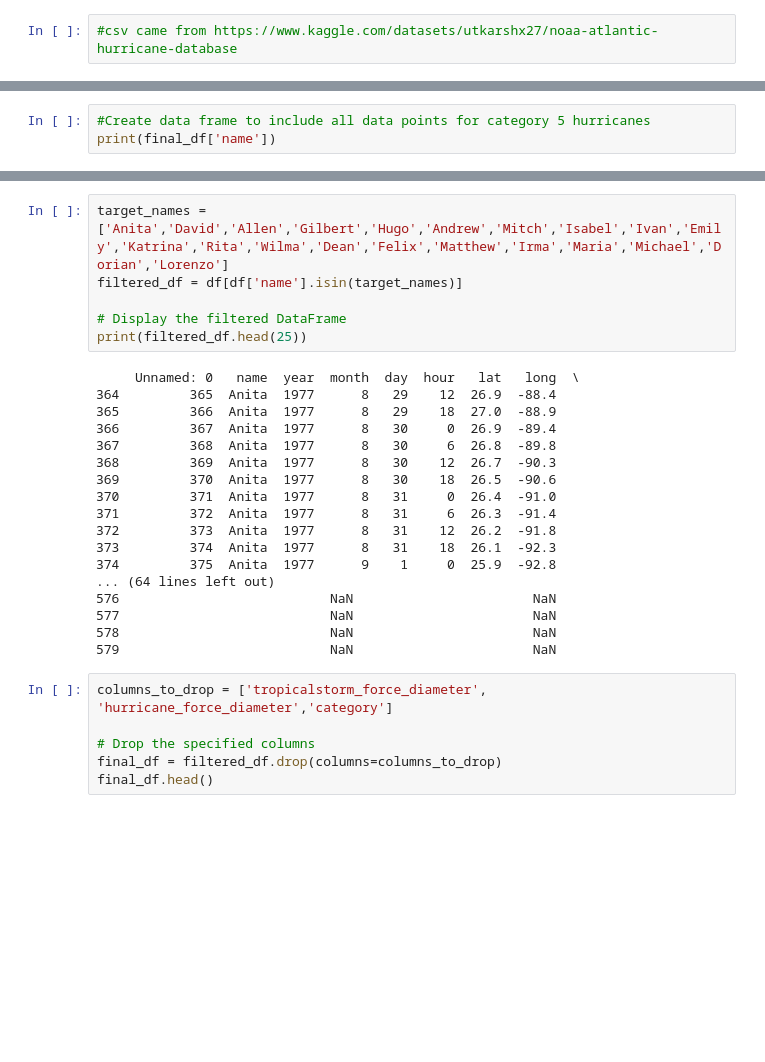
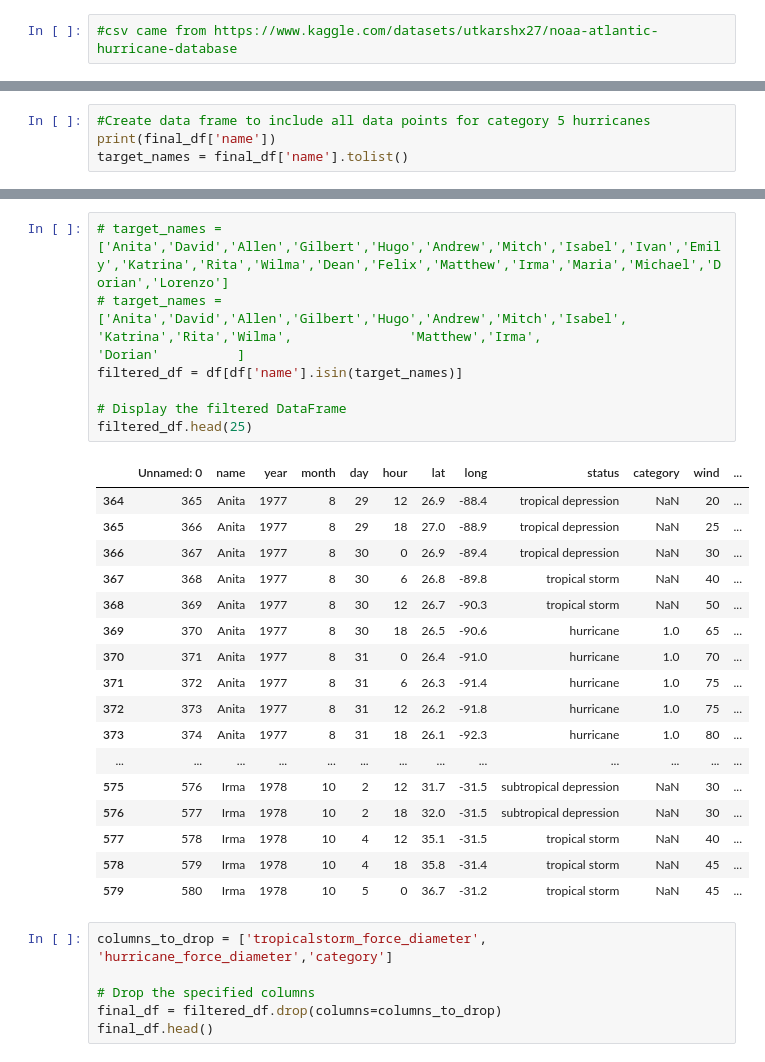
Before and after one commit to gfsiciliani/project-3-ocean, a Jupyter notebook: macahela/hurricane copy.ipynb, the cells around one changed output, grey strips where cells are left out. Saved outputs shown, nothing was run; the diff lists cells and outputs as text; blank space fills up the shorter version.

Commit message:
fixed duplicate storm name bug

```diff
--- a/hurricane copy.ipynb
+++ b/macahela/hurricane copy.ipynb
@@ -74,4 +74,5 @@ final_df
 # %%
 #Create data frame to include all data points for category 5 hurricanes
 print(final_df['name'])
+target_names = final_df['name'].tolist()
 # %% [output]
@@ -94,28 +95,29 @@ print(final_df['name'])
 Name: name, dtype: object
 # %%
-target_names = ['Anita','David','Allen','Gilbert','Hugo','Andrew','Mitch','Isabel','Ivan','Emily','Katrina','Rita','Wilma','Dean','Felix','Matthew','Irma','Maria','Michael','Dorian','Lorenzo']
+# target_names = ['Anita','David','Allen','Gilbert','Hugo','Andrew','Mitch','Isabel','Ivan','Emily','Katrina','Rita','Wilma','Dean','Felix','Matthew','Irma','Maria','Michael','Dorian','Lorenzo']
+# target_names = ['Anita','David','Allen','Gilbert','Hugo','Andrew','Mitch','Isabel',               'Katrina','Rita','Wilma',               'Matthew','Irma',                  'Dorian'          ]
 filtered_df = df[df['name'].isin(target_names)]
 
 # Display the filtered DataFrame
-print(filtered_df.head(25))
+filtered_df.head(25)
 # %% [output]
-     Unnamed: 0   name  year  month  day  hour   lat   long  \
-364         365  Anita  1977      8   29    12  26.9  -88.4
-365         366  Anita  1977      8   29    18  27.0  -88.9
-366         367  Anita  1977      8   30     0  26.9  -89.4
-367         368  Anita  1977      8   30     6  26.8  -89.8
-368         369  Anita  1977      8   30    12  26.7  -90.3
-369         370  Anita  1977      8   30    18  26.5  -90.6
-370         371  Anita  1977      8   31     0  26.4  -91.0
-371         372  Anita  1977      8   31     6  26.3  -91.4
-372         373  Anita  1977      8   31    12  26.2  -91.8
-373         374  Anita  1977      8   31    18  26.1  -92.3
-374         375  Anita  1977      9    1     0  25.9  -92.8
-... (64 lines left out)
-576                           NaN                       NaN
-577                           NaN                       NaN
-578                           NaN                       NaN
-579                           NaN                       NaN
+|  | Unnamed: 0 | name | year | month | day | hour | lat | long | status | category | wind | ... |
+| 364 | 365 | Anita | 1977 | 8 | 29 | 12 | 26.9 | -88.4 | tropical depression | NaN | 20 | ... |
+| 365 | 366 | Anita | 1977 | 8 | 29 | 18 | 27.0 | -88.9 | tropical depression | NaN | 25 | ... |
+| 366 | 367 | Anita | 1977 | 8 | 30 | 0 | 26.9 | -89.4 | tropical depression | NaN | 30 | ... |
+| 367 | 368 | Anita | 1977 | 8 | 30 | 6 | 26.8 | -89.8 | tropical storm | NaN | 40 | ... |
+| 368 | 369 | Anita | 1977 | 8 | 30 | 12 | 26.7 | -90.3 | tropical storm | NaN | 50 | ... |
+| 369 | 370 | Anita | 1977 | 8 | 30 | 18 | 26.5 | -90.6 | hurricane | 1.0 | 65 | ... |
+| 370 | 371 | Anita | 1977 | 8 | 31 | 0 | 26.4 | -91.0 | hurricane | 1.0 | 70 | ... |
+| 371 | 372 | Anita | 1977 | 8 | 31 | 6 | 26.3 | -91.4 | hurricane | 1.0 | 75 | ... |
+| 372 | 373 | Anita | 1977 | 8 | 31 | 12 | 26.2 | -91.8 | hurricane | 1.0 | 75 | ... |
+| 373 | 374 | Anita | 1977 | 8 | 31 | 18 | 26.1 | -92.3 | hurricane | 1.0 | 80 | ... |
+| ... | ... | ... | ... | ... | ... | ... | ... | ... | ... | ... | ... | ... |
+| 575 | 576 | Irma | 1978 | 10 | 2 | 12 | 31.7 | -31.5 | subtropical depression | NaN | 30 | ... |
+| 576 | 577 | Irma | 1978 | 10 | 2 | 18 | 32.0 | -31.5 | subtropical depression | NaN | 30 | ... |
+| 577 | 578 | Irma | 1978 | 10 | 4 | 12 | 35.1 | -31.5 | tropical storm | NaN | 40 | ... |
+| 578 | 579 | Irma | 1978 | 10 | 4 | 18 | 35.8 | -31.4 | tropical storm | NaN | 45 | ... |
+| 579 | 580 | Irma | 1978 | 10 | 5 | 0 | 36.7 | -31.2 | tropical storm | NaN | 45 | ... |
 # %%
 columns_to_drop = ['tropicalstorm_force_diameter', 'hurricane_force_diameter','category']
 
```
Also changed, not shown: parts of 4 cells of this notebook, 3 other files.
